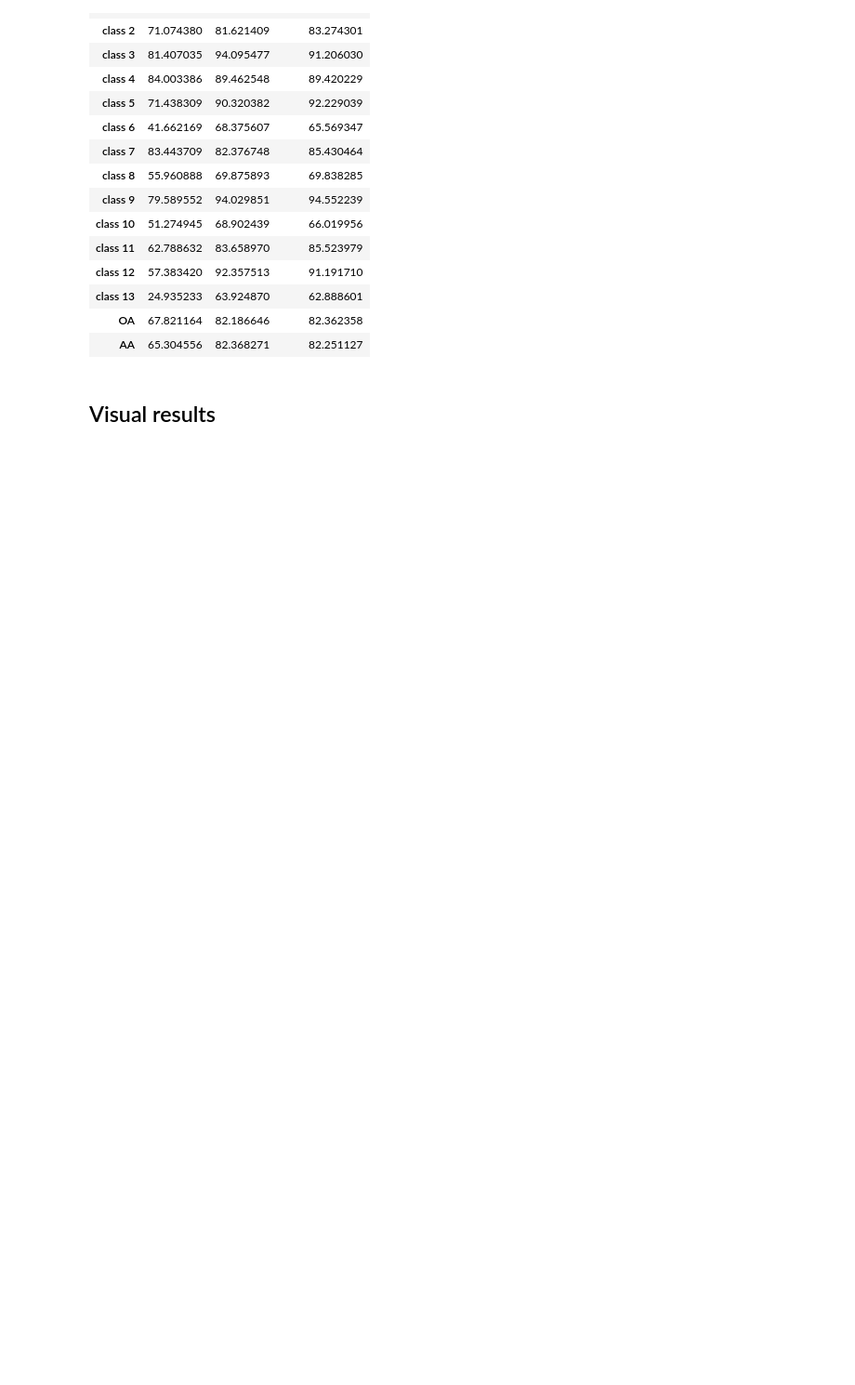
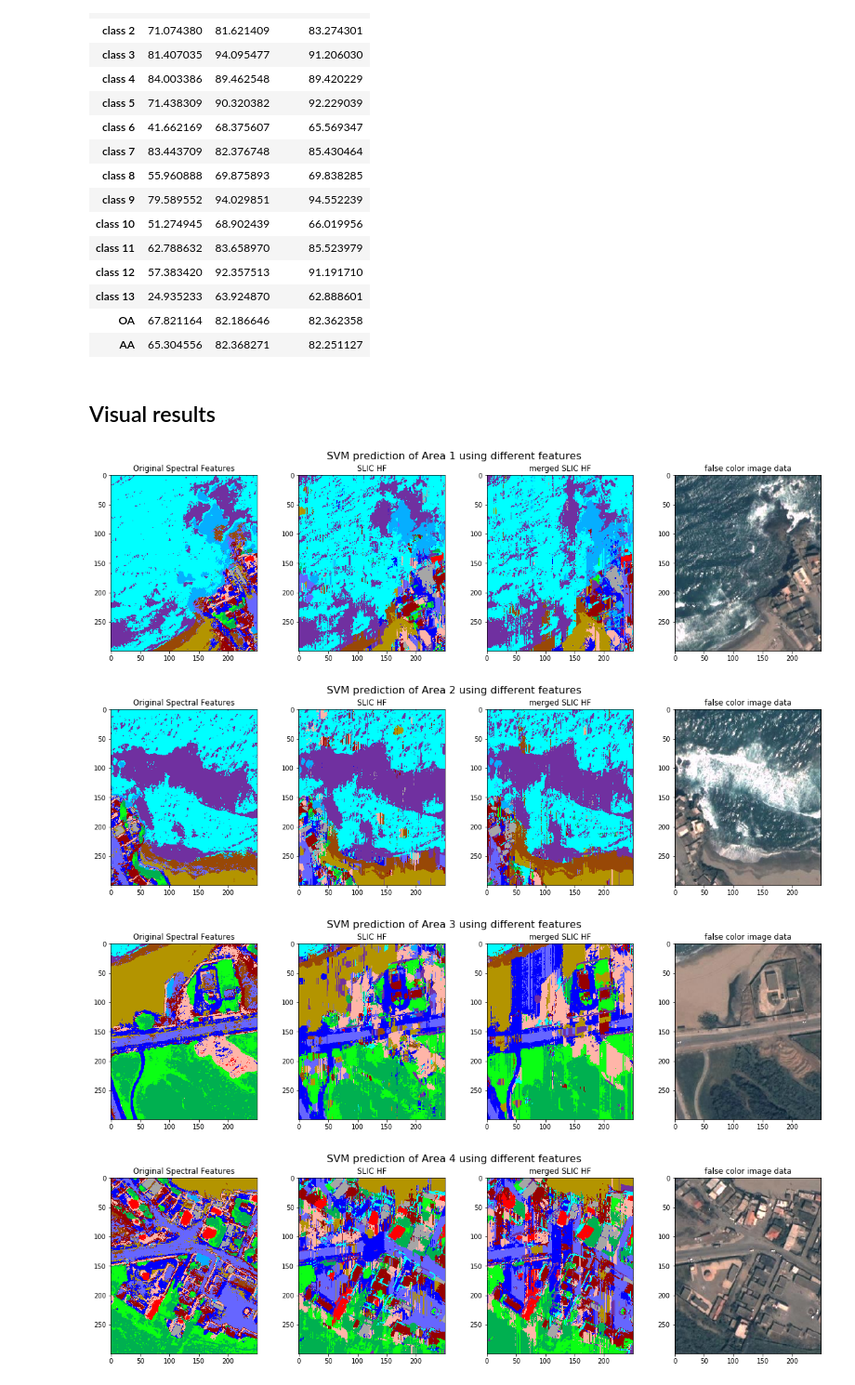
Before and after one commit to sbAsma/SLIC_merging_SVM, a Jupyter notebook: SVM_Classification_merging_SLIC_Superpixels_Segments_Haralick_Features.ipynb, the cells around one changed output. Shown at 93% size. Cells and saved outputs as stored; diff of their text form; code cells hidden in the pictures; blank space fills up the shorter version.

```diff
--- a/SVM_Classification_merging_SLIC_Superpixels_Segments_Haralick_Features.ipynb
+++ b/SVM_Classification_merging_SLIC_Superpixels_Segments_Haralick_Features.ipynb
@@ -443,53 +443,58 @@ map_OF_merged_HF = np.reshape(y_pred_map_OF_merged_HF, (image.shape[0], image.sh
 map_rgb_OF_merged_HF = labels2rgb(map_OF_merged_HF)
 # %%
 ## Area 1
-fig, (ax1, ax2, ax3, ax4) = plt.subplots(1,4, figsize=(20,10))
+fig, (ax1, ax2, ax3, ax4) = plt.subplots(1,4, figsize=(20,5))
 ax1.imshow(map_rgb_OF[:300, :250,:])
 ax1.set_title("Original Spectral Features")
-ax2.imshow(map_rgb_OF_MO[:300, :250,:])
+ax2.imshow(map_rgb_OF_SLIC_HF[:300, :250,:])
 ax2.set_title("SLIC HF")
-ax3.imshow(map_rgb_OF_PSO_Bh[:300, :250,:])
+ax3.imshow(map_rgb_OF_merged_HF[:300, :250,:])
 ax3.set_title("merged SLIC HF")
-ax4.imshow(image[:300, :250,:])
+ax4.imshow(image_false_color[:300, :250,:])
 ax4.set_title("false color image data")
-plt.title('SVM prediction of Area 1 using different features')
+fig.suptitle('SVM prediction of Area 1 using different features', fontsize=16)
 plt.show()
 
 ## Area 2
-fig, (ax1, ax2, ax3, ax4) = plt.subplots(1,4, figsize=(20,10))
+fig, (ax1, ax2, ax3, ax4) = plt.subplots(1,4, figsize=(20,5))
 ax1.imshow(map_rgb_OF[:300, 250:,:])
 ax1.set_title("Original Spectral Features")
-ax2.imshow(map_rgb_OF_MO[:300, 250:,:])
+ax2.imshow(map_rgb_OF_SLIC_HF[:300, 250:,:])
 ax2.set_title("SLIC HF")
-ax3.imshow(map_rgb_OF_PSO_Bh[:300, 250:,:])
+ax3.imshow(map_rgb_OF_merged_HF[:300, 250:,:])
 ax3.set_title("merged SLIC HF")
-ax4.imshow(image[:300, 250:,:])
+ax4.imshow(image_false_color[:300, 250:,:])
 ax4.set_title("false color image data")
-plt.title('SVM prediction of Area 2 using different features')
+fig.suptitle('SVM prediction of Area 2 using different features', fontsize=16)
 plt.show()
 
 ## Area 3
-fig, (ax1, ax2, ax3, ax4) = plt.subplots(1,4, figsize=(20,10))
+fig, (ax1, ax2, ax3, ax4) = plt.subplots(1,4, figsize=(20,5))
 ax1.imshow(map_rgb_OF[300:, :250,:])
 ax1.set_title("Original Spectral Features")
-ax2.imshow(map_rgb_OF_MO[300:, :250,:])
+ax2.imshow(map_rgb_OF_SLIC_HF[300:, :250,:])
 ax2.set_title("SLIC HF")
-ax3.imshow(map_rgb_OF_PSO_Bh[300:, :250,:])
+ax3.imshow(map_rgb_OF_merged_HF[300:, :250,:])
 ax3.set_title("merged SLIC HF")
-ax4.imshow(image[300:, :250,:])
+ax4.imshow(image_false_color[300:, :250,:])
 ax4.set_title("false color image data")
-plt.title('SVM prediction of Area 3 using different features')
+fig.suptitle('SVM prediction of Area 3 using different features', fontsize=16)
 plt.show()
 
 ## Area 4
-fig, (ax1, ax2, ax3, ax4) = plt.subplots(1,4, figsize=(20,10))
+fig, (ax1, ax2, ax3, ax4) = plt.subplots(1,4, figsize=(20,5))
 ax1.imshow(map_rgb_OF[300:, 250:,:])
 ax1.set_title("Original Spectral Features")
-ax2.imshow(map_rgb_OF_MO[300:, 250:,:])
+ax2.imshow(map_rgb_OF_SLIC_HF[300:, 250:,:])
 ax2.set_title("SLIC HF")
-ax3.imshow(map_rgb_OF_PSO_Bh[300:, 250:,:])
+ax3.imshow(map_rgb_OF_merged_HF[300:, 250:,:])
 ax3.set_title("merged SLIC HF")
-ax4.imshow(image[300:, 250:,:])
+ax4.imshow(image_false_color[300:, 250:,:])
 ax4.set_title("false color image data")
-plt.title('SVM prediction of Area 3 using different features')
+fig.suptitle('SVM prediction of Area 4 using different features', fontsize=16)
 plt.show()
+# %% [output]
+[figure, added]
+[figure, added]
+[figure, added]
+[figure, added]
```
